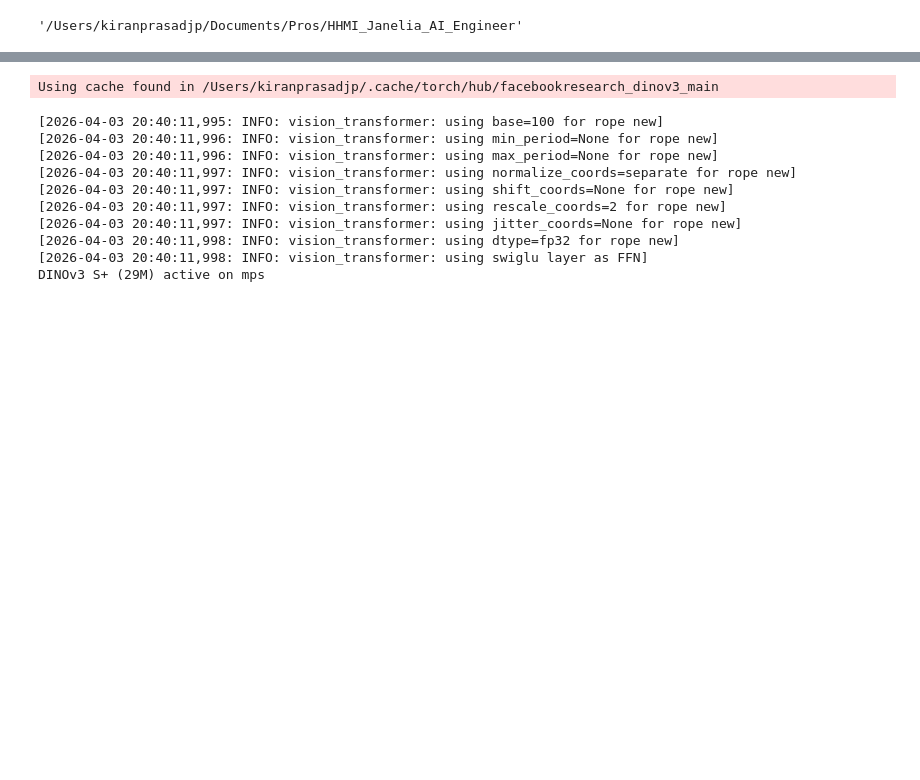
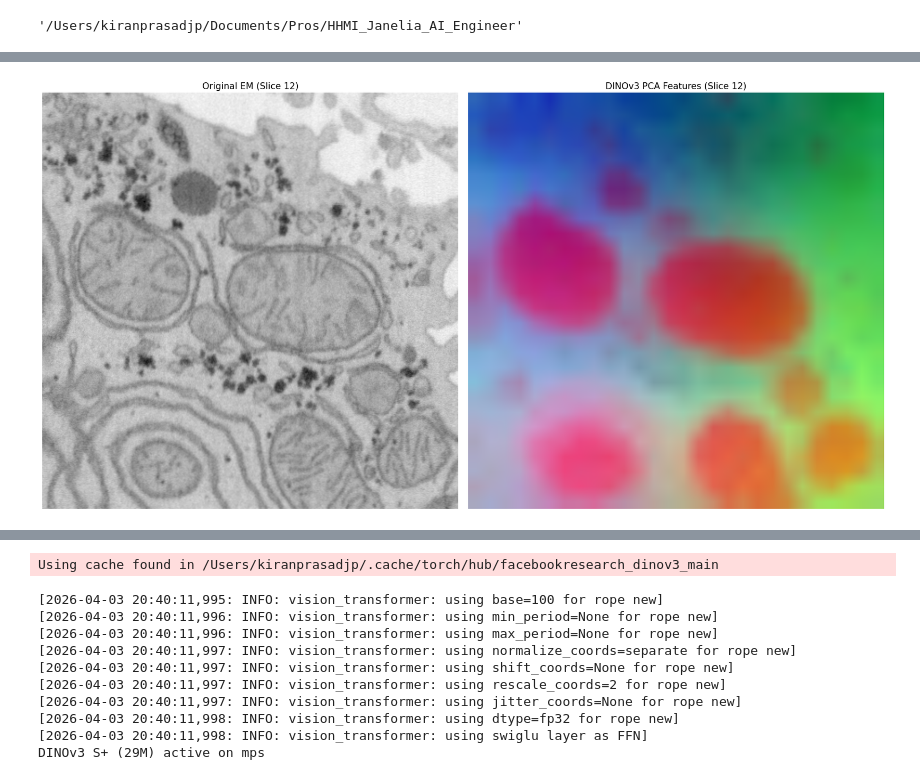
Before and after one commit to captainKLSH/HHMI_Janelia_AI_Engineer, a Jupyter notebook: research/02_modelbuild.ipynb, the cells around one changed output, grey strips where cells are left out. Saved outputs shown, nothing was run; the diff lists cells and outputs as text; code cells hidden in the pictures; blank space fills up the shorter version.

Commit message:
model build & dense embeddings& PCAeval

```diff
--- a/research/02_modelbuild.ipynb
+++ b/research/02_modelbuild.ipynb
@@ -17,8 +17,16 @@ class ModelBuildConfig:
     mw: Path
     hug_mw: str
     HF_save: Path
+    localfile: Path
     out: Path
     param_dd: tuple
+    patch_size:int
+    input_size:int
+    n_regis:int
+    embed_dim:int
+    sli_batch: int
+    slide_use:int
+    den_sav:Path
 # %%
 from src.task2 import logger
 from src.task2.constants import *
@@ -50,7 +58,15 @@ class ConfigurationManager:
             hug_mw=str(config.Hug_MW),
             HF_save=Path(config.Hug_save),
             out= Path(config.OUTPUT),
-            param_dd= tuple(self.params.input_size)
+            param_dd= tuple(self.params.input_size_test),
+            patch_size= int(self.params.patch_size),
+            input_size=int(self.params.INPUT_SIZE),
+            n_regis=int(self.params.N_REGISTERS),
+            embed_dim=int(self.params.EMBED_DIM),
+            localfile=Path(config.local_data_file),
+            sli_batch=int(self.params.Slice_BATCH_size),
+            slide_use=int(self.params.Slice_use),
+            den_sav=Path(config.Dense_embedding)
         )
 
         return model_build_config
@@ -205,8 +407,10 @@ try:
     model_enc_config = config.get_model_build_config()
     diagnosis = ModelBuild(config=model_enc_config)
     device=diagnosis.sysConfig()
-    diagnosis.loadFromHuggingFace(device=device)
-    diagnosis.loadFromLocal(device=device)
+    model, bb=diagnosis.loadFromHuggingFace(device=device)
+    # model, bb=diagnosis.loadFromLocal(device=device)
+    diagnosis.get_dense_embeddings(device=device,model=model,backbone=bb)
+    # diagnosis.visualize_embeddings_pca(slice_idx= 12)
 
 except Exception as e:
     raise e
@@ -253,0 +448,3 @@ def loadFromHuggingFace(self,device):
+# %%
+diagnosis.visualize_embeddings_pca(slice_idx= 12)
+# %% [output]
@@ -253,0 +453 @@ def loadFromHuggingFace(self,device):
+[figure, added]
```
Also changed, not shown: parts of 10 cells of this notebook, 8 other files.
